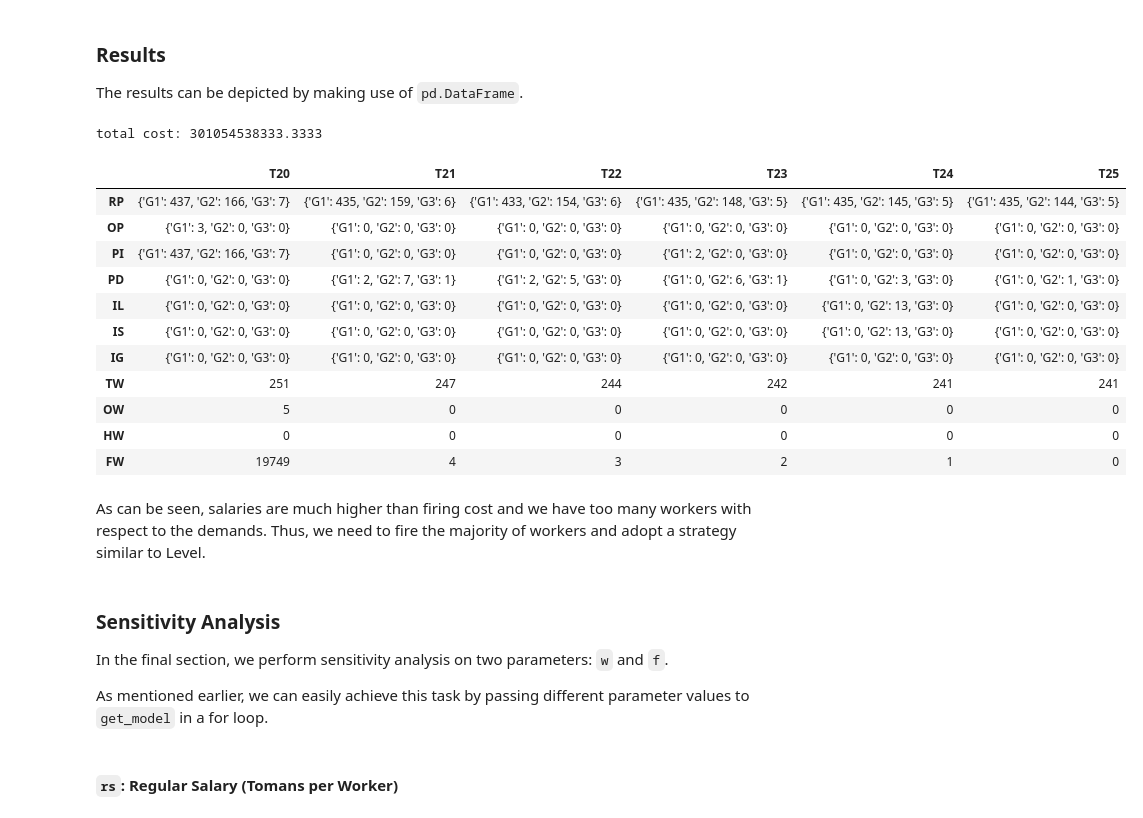
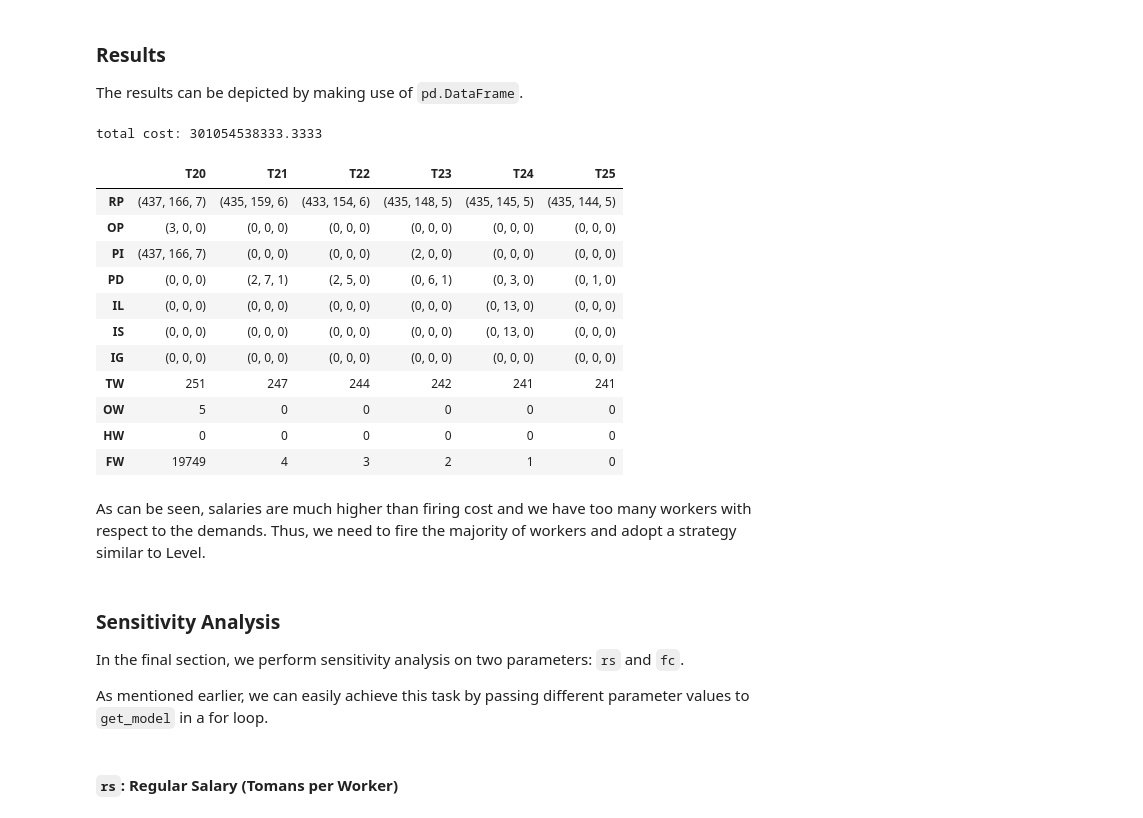
Before and after one commit to Hawmex/aut_pp_project, a Jupyter notebook: phase_2/notebook.ipynb, the cells around one changed output. Saved outputs shown, nothing was run; the diff lists cells and outputs as text; code cells hidden in the pictures.

```diff
--- a/phase_2/notebook.ipynb
+++ b/phase_2/notebook.ipynb
@@ -104,11 +104,15 @@ def get_model(
     pic=1_000_000,
     pdc=1_500_000,
     isc=dict(zip(G, [2_300_000 / 12, 3_100_000 / 12, 5_600_000 / 12])),
-    igc=0,
+    igc=dict(zip(G, [0, 0, 0])),
     rs=15_000_000,
     os=4_500_000,
     hc=2_400_000,
     fc=12_000_000,
+    iw=20_000,
+    irp=dict(zip(G, [0, 0, 0])),
+    iil=dict(zip(G, [0, 0, 0])),
+    fil=dict(zip(G, [0, 0, 0])),
 ):
     """
     Parameters:
@@ -124,6 +128,10 @@ def get_model(
         `os`: overtime salary (tomans per worker).
         `hc`: hiring cost (tomans per worker).
         `fc`: firing cost (tomans per worker).
+        `iw`: initial workers (worker).
+        `irp`: initial regular production (units).
+        `iil`: initial inventory level (units).
+        `fil`: final inventory level (units).
     Returns:
         A `pulp.LpProblem`.
     """
@@ -137,7 +145,7 @@ def get_model(
             + pic * PI[t][g]
             + pdc * PD[t][g]
             + isc[g] * IS[t][g]
-            + igc * IG[t][g]
+            + igc[g] * IG[t][g]
             for g in G
             for t in T
         ]
@@ -148,23 +156,23 @@ def get_model(
         model += lpSum([OP[t][g] for g in G]) <= opr * TW[t]
         model += lpSum([OP[t][g] for g in G]) <= opr * OW[t]
 
-        if t > 20:
+        if t != T[0]:
             model += TW[t] == TW[t - 1] + HW[t] - FW[t]
         else:
-            model += TW[t] == 20_000 + HW[t] - FW[t]
+            model += TW[t] == iw + HW[t] - FW[t]
 
         for g in G:
             model += IL[t][g] == IS[t][g] - IG[t][g]
 
-            if t > 20:
+            if t != T[0]:
                 model += RP[t][g] == RP[t - 1][g] + PI[t][g] - PD[t][g]
                 model += IL[t][g] == IL[t - 1][g] + RP[t][g] + OP[t][g] - D[t][g]
             else:
-                model += RP[t][g] == PI[t][g] - PD[t][g]
-                model += IL[t][g] == RP[t][g] + OP[t][g] - D[t][g]
+                model += RP[t][g] == irp[g] + PI[t][g] - PD[t][g]
+                model += IL[t][g] == iil[g] + RP[t][g] + OP[t][g] - D[t][g]
 
-            if t == 25:
-                model += IL[t][g] == 0
+            if t == T[-1]:
+                model += IL[t][g] == fil[g]
 
     return model
 # %% [markdown]
@@ -184,31 +192,31 @@ The results can be depicted by making use of `pd.DataFrame`.
 # %%
 print("total cost:", model.objective.value())
 
 pd.DataFrame(
     {
-        "RP": {f"T{t}": {f"G{g}": int(RP[t][g].value()) for g in G} for t in T},
-        "OP": {f"T{t}": {f"G{g}": int(OP[t][g].value()) for g in G} for t in T},
-        "PI": {f"T{t}": {f"G{g}": int(PI[t][g].value()) for g in G} for t in T},
-        "PD": {f"T{t}": {f"G{g}": int(PD[t][g].value()) for g in G} for t in T},
-        "IL": {f"T{t}": {f"G{g}": int(IL[t][g].value()) for g in G} for t in T},
-        "IS": {f"T{t}": {f"G{g}": int(IS[t][g].value()) for g in G} for t in T},
-        "IG": {f"T{t}": {f"G{g}": int(IG[t][g].value()) for g in G} for t in T},
+        "RP": {f"T{t}": tuple(int(RP[t][g].value()) for g in G) for t in T},
+        "OP": {f"T{t}": tuple(int(OP[t][g].value()) for g in G) for t in T},
+        "PI": {f"T{t}": tuple(int(PI[t][g].value()) for g in G) for t in T},
+        "PD": {f"T{t}": tuple(int(PD[t][g].value()) for g in G) for t in T},
+        "IL": {f"T{t}": tuple(int(IL[t][g].value()) for g in G) for t in T},
+        "IS": {f"T{t}": tuple(int(IS[t][g].value()) for g in G) for t in T},
+        "IG": {f"T{t}": tuple(int(IG[t][g].value()) for g in G) for t in T},
         "TW": {f"T{t}": int(TW[t].value()) for t in T},
         "OW": {f"T{t}": int(OW[t].value()) for t in T},
         "HW": {f"T{t}": int(HW[t].value()) for t in T},
         "FW": {f"T{t}": int(FW[t].value()) for t in T},
     }
 ).transpose()
 # %% [output]
 total cost: 301054538333.3333
 |  | T20 | T21 | T22 | T23 | T24 | T25 |
-| RP | {'G1': 437, 'G2': 166, 'G3': 7} | {'G1': 435, 'G2': 159, 'G3': 6} | {'G1': 433, 'G2': 154, 'G3': 6} | {'G1': 435, 'G2': 148, 'G3': 5} | {'G1': 435, 'G2': 145, 'G3': 5} | {'G1': 435, 'G2': 144, 'G3': 5} |
-| OP | {'G1': 3, 'G2': 0, 'G3': 0} | {'G1': 0, 'G2': 0, 'G3': 0} | {'G1': 0, 'G2': 0, 'G3': 0} | {'G1': 0, 'G2': 0, 'G3': 0} | {'G1': 0, 'G2': 0, 'G3': 0} | {'G1': 0, 'G2': 0, 'G3': 0} |
-| PI | {'G1': 437, 'G2': 166, 'G3': 7} | {'G1': 0, 'G2': 0, 'G3': 0} | {'G1': 0, 'G2': 0, 'G3': 0} | {'G1': 2, 'G2': 0, 'G3': 0} | {'G1': 0, 'G2': 0, 'G3': 0} | {'G1': 0, 'G2': 0, 'G3': 0} |
-| PD | {'G1': 0, 'G2': 0, 'G3': 0} | {'G1': 2, 'G2': 7, 'G3': 1} | {'G1': 2, 'G2': 5, 'G3': 0} | {'G1': 0, 'G2': 6, 'G3': 1} | {'G1': 0, 'G2': 3, 'G3': 0} | {'G1': 0, 'G2': 1, 'G3': 0} |
-| IL | {'G1': 0, 'G2': 0, 'G3': 0} | {'G1': 0, 'G2': 0, 'G3': 0} | {'G1': 0, 'G2': 0, 'G3': 0} | {'G1': 0, 'G2': 0, 'G3': 0} | {'G1': 0, 'G2': 13, 'G3': 0} | {'G1': 0, 'G2': 0, 'G3': 0} |
-| IS | {'G1': 0, 'G2': 0, 'G3': 0} | {'G1': 0, 'G2': 0, 'G3': 0} | {'G1': 0, 'G2': 0, 'G3': 0} | {'G1': 0, 'G2': 0, 'G3': 0} | {'G1': 0, 'G2': 13, 'G3': 0} | {'G1': 0, 'G2': 0, 'G3': 0} |
-| IG | {'G1': 0, 'G2': 0, 'G3': 0} | {'G1': 0, 'G2': 0, 'G3': 0} | {'G1': 0, 'G2': 0, 'G3': 0} | {'G1': 0, 'G2': 0, 'G3': 0} | {'G1': 0, 'G2': 0, 'G3': 0} | {'G1': 0, 'G2': 0, 'G3': 0} |
+| RP | (437, 166, 7) | (435, 159, 6) | (433, 154, 6) | (435, 148, 5) | (435, 145, 5) | (435, 144, 5) |
+| OP | (3, 0, 0) | (0, 0, 0) | (0, 0, 0) | (0, 0, 0) | (0, 0, 0) | (0, 0, 0) |
+| PI | (437, 166, 7) | (0, 0, 0) | (0, 0, 0) | (2, 0, 0) | (0, 0, 0) | (0, 0, 0) |
+| PD | (0, 0, 0) | (2, 7, 1) | (2, 5, 0) | (0, 6, 1) | (0, 3, 0) | (0, 1, 0) |
+| IL | (0, 0, 0) | (0, 0, 0) | (0, 0, 0) | (0, 0, 0) | (0, 13, 0) | (0, 0, 0) |
+| IS | (0, 0, 0) | (0, 0, 0) | (0, 0, 0) | (0, 0, 0) | (0, 13, 0) | (0, 0, 0) |
+| IG | (0, 0, 0) | (0, 0, 0) | (0, 0, 0) | (0, 0, 0) | (0, 0, 0) | (0, 0, 0) |
 | TW | 251 | 247 | 244 | 242 | 241 | 241 |
 | OW | 5 | 0 | 0 | 0 | 0 | 0 |
 | HW | 0 | 0 | 0 | 0 | 0 | 0 |
@@ -220,8 +228,8 @@ workers and adopt a strategy similar to Level.
 # %% [markdown]
 ### Sensitivity Analysis
 
-In the final section, we perform sensitivity analysis on two parameters: `w` and
-`f`.
+In the final section, we perform sensitivity analysis on two parameters: `rs` and
+`fc`.
 
 As mentioned earlier, we can easily achieve this task by passing different
 parameter values to `get_model` in a for loop.
```
Also changed, not shown: parts of 2 cells of this notebook, 3 other files.
